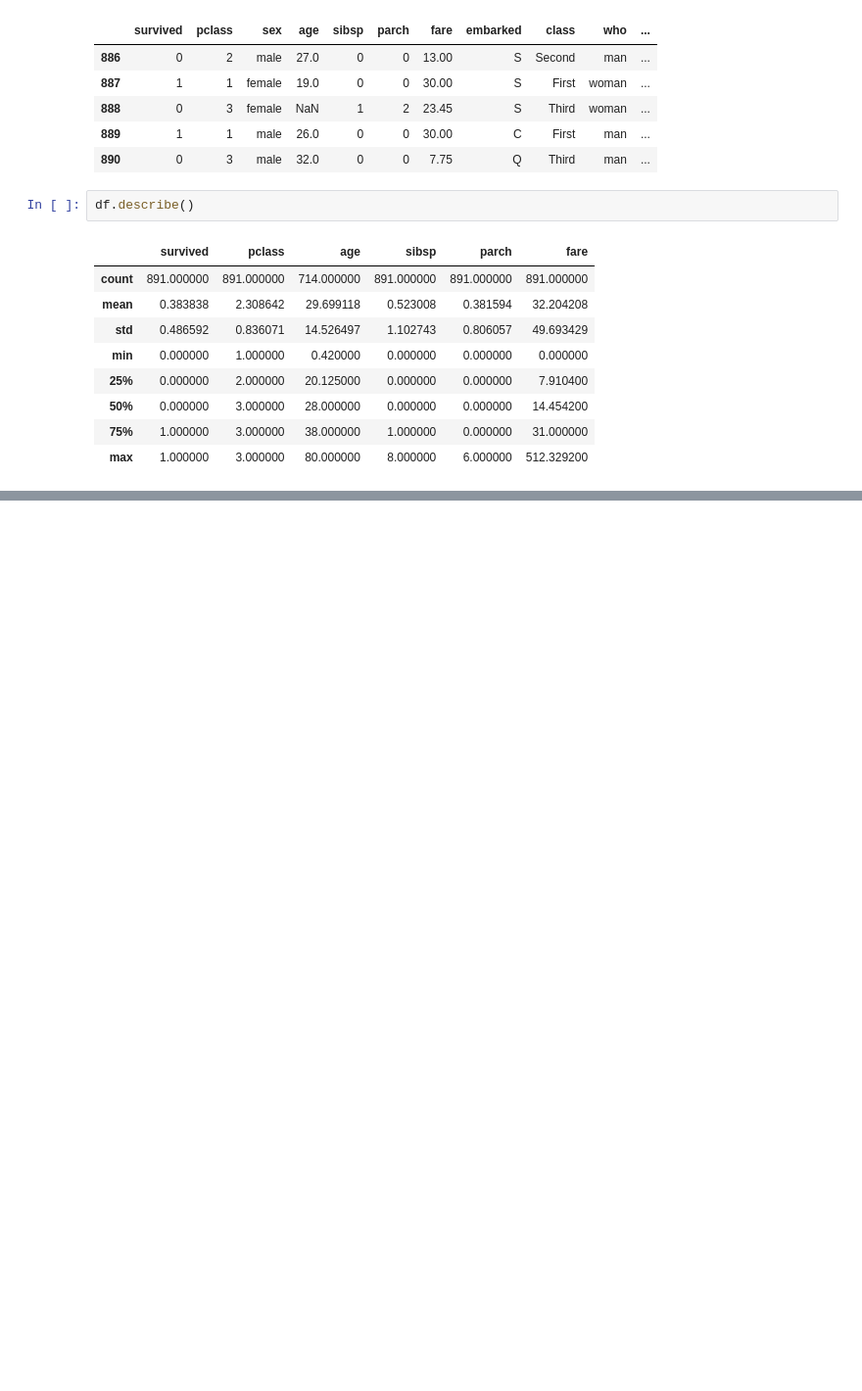
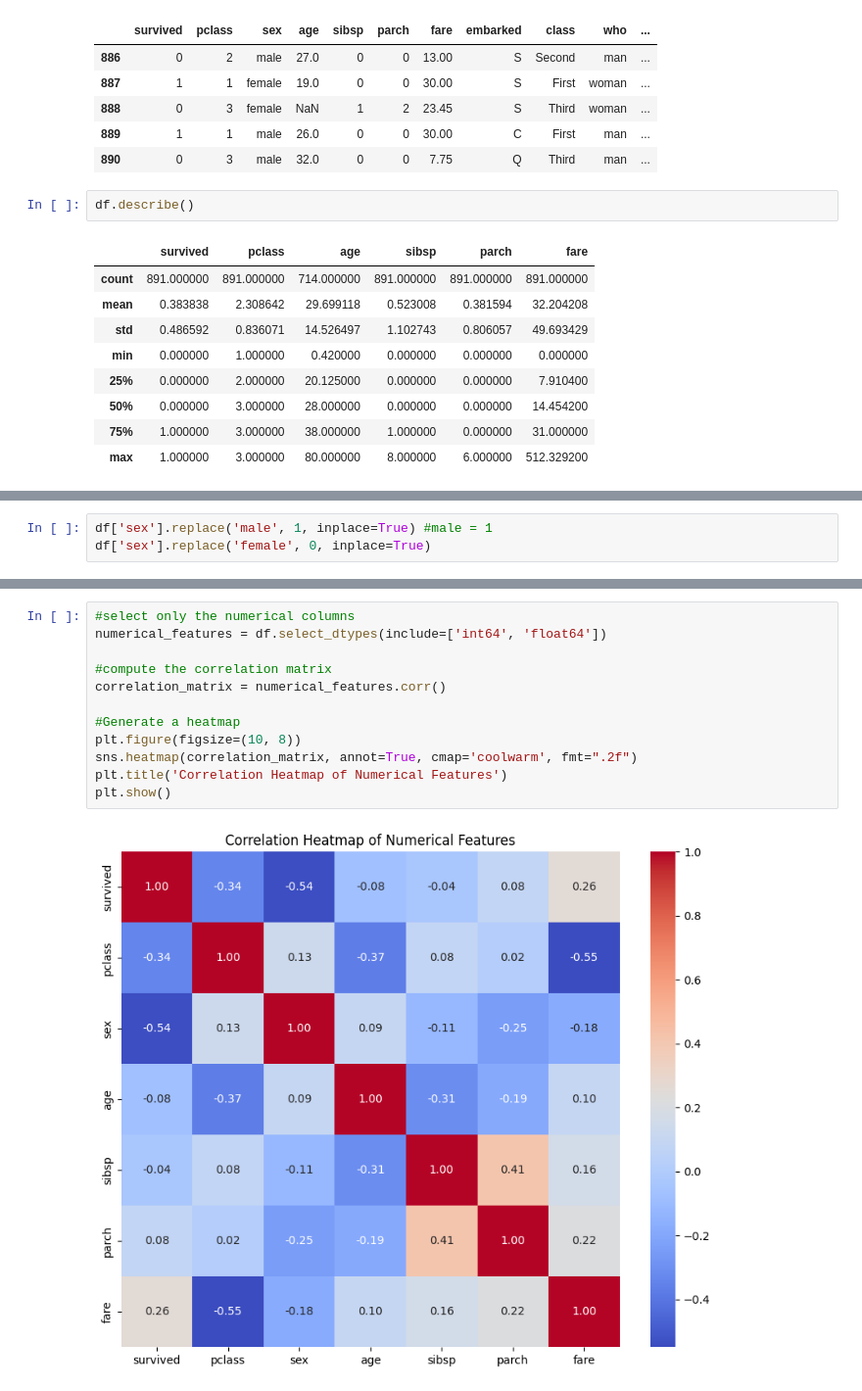
Before and after one commit to eslami200117/Data-Science, a Jupyter notebook: CA2/CA2.ipynb, the cells around one changed output, grey strips where cells are left out. Shown at 98% size. Cells and saved outputs as stored; diff of their text form; blank space fills up the shorter version.

```diff
--- a/CA2/CA2.ipynb
+++ b/CA2/CA2.ipynb
@@ -62,0 +82,3 @@ df.describe()
+# %%
+df['sex'].replace('male', 1, inplace=True) #male = 1
+df['sex'].replace('female', 0, inplace=True)
@@ -62,0 +98,14 @@ df.describe()
+# %%
+#select only the numerical columns
+numerical_features = df.select_dtypes(include=['int64', 'float64'])
+
+#compute the correlation matrix
+correlation_matrix = numerical_features.corr()
+
+#Generate a heatmap
+plt.figure(figsize=(10, 8))
+sns.heatmap(correlation_matrix, annot=True, cmap='coolwarm', fmt=".2f")
+plt.title('Correlation Heatmap of Numerical Features')
+plt.show()
+# %% [output]
+[figure, added]
```
Also changed, not shown: parts of 2 cells of this notebook.
